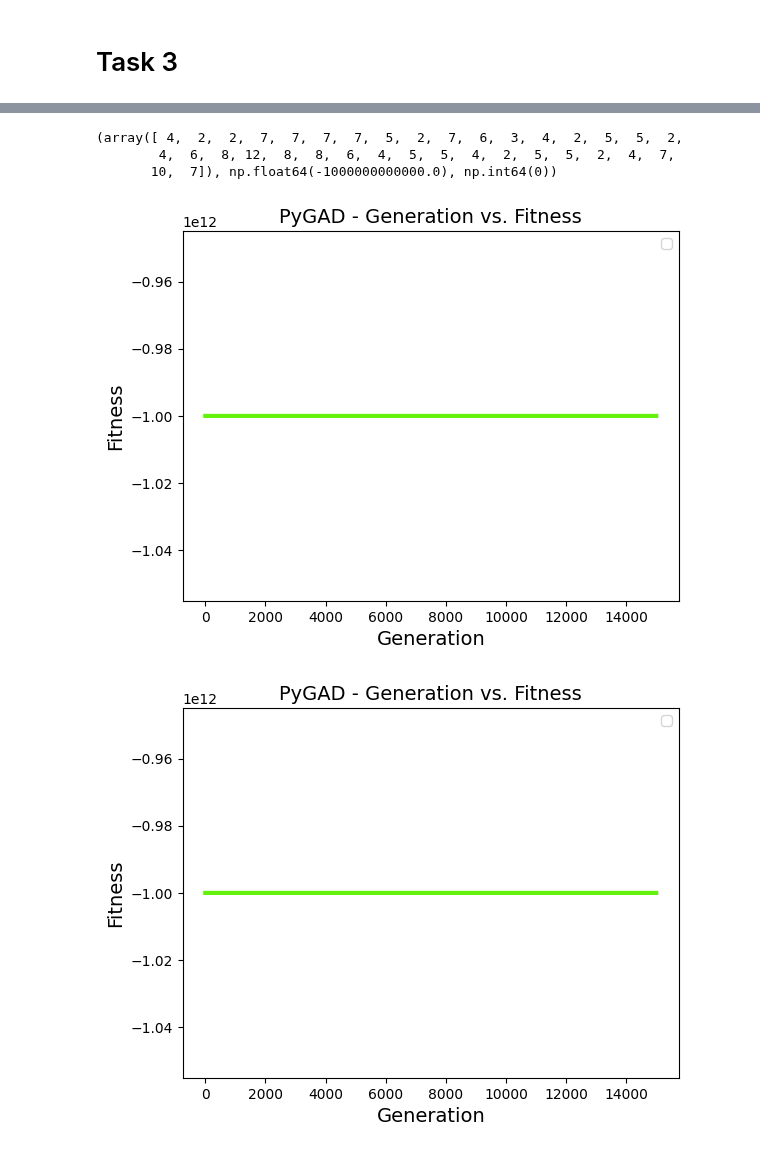
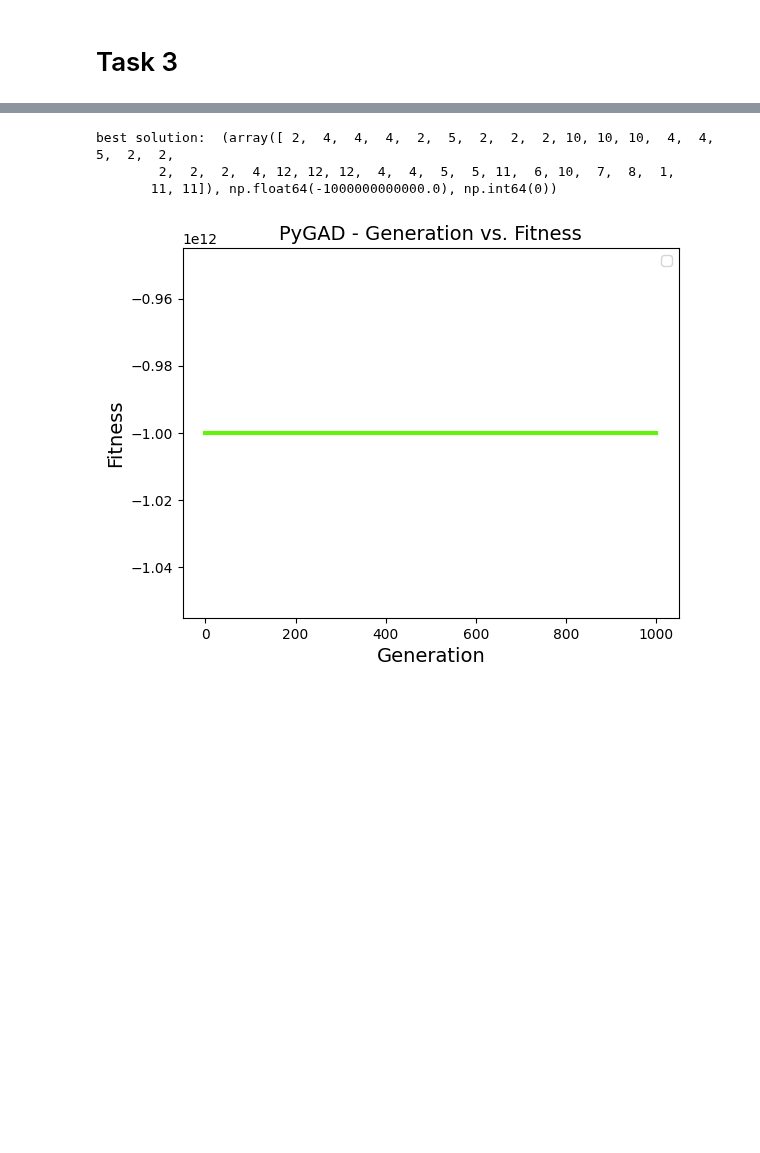
Before and after one commit to Favstina/IntelligentSystems-Assigment_1, a Jupyter notebook: Assigment1.ipynb, the cells around one changed output, grey strips where cells are left out. Drawn from its saved outputs; the diff is of its cells as text; code cells hidden in the pictures; blank space fills up the shorter version.

Commit message:
3. task dodana wrapper funkcija. Treba popraviti 3. task

```diff
--- a/Assigment1.ipynb
+++ b/Assigment1.ipynb
@@ -456,13 +422,16 @@ def crossover_task3(parents, offspring_size, ga_instance):
 
                 for k in range(len(sequence)):
                     if k== 0:
-                        for j in range(max(seq_ind1[k], seq_ind2[k])):
+                        for j in range(max(seq_ind1[k], seq_ind2[k])+1):
                             avail_points.add(j)
                     elif k == len(sequence)-1:
-                        for j in range(min(seq_ind1[k], seq_ind2[k])+1, len(sequence)):
+                        for j in range(min(seq_ind1[k], seq_ind2[k])+1, agent_len):
                             avail_points.add(j)
                     else:
-                        for j in range(seq_ind1[k], seq_ind2[k]+1):
+                        left = max(0, seq_ind1[k])
+                        right = min(agent_len - 1, seq_ind2[k])
+
+                        for j in range(left, right + 1):
                             avail_points.add(j)
 
             available_points_for_crossover = list(avail_points)
@@ -727,6 +591,0 @@ ga_instance.best_solution()
-# %%
-with open("graphs/g3.txt") as f: n = int(f.readline())
-print(n)
-
-graph = pd.read_csv("graphs/g3.txt", sep=" ", skiprows=1, names=["A", "B", "w"])
-print(graph)
@@ -748,0 +668,2 @@ print(graph)
+# %%
+n, graph = read_graph("graphs/g3.txt")
@@ -788,35 +699,12 @@ ga_instance.plot_fitness()
 # %%
 sequence = [4, 5, 2]
 
 k = 1
-m = 3
 agent_len = n*k
-numAgents = m
-init_pop = creating_init_pop(n, agent_len, numAgents)
-
-gene_space = [i for i in range(1, n+1)]
-
-#print(init_pop)
-
-ga_instance = pygad.GA(fitness_func=fitness_fun3,
-                       num_generations=15000,
-                       num_parents_mating=5,
-                       initial_population=init_pop,
-                       sol_per_pop=50,
-                       num_genes=(agent_len * numAgents),
-                       gene_space=gene_space,
-                       gene_type=int,
-                       crossover_type=crossover_task3,
-                       mutation_type=mutation_task3,
-                      )
-
-ga_instance.run()
-
-print(ga_instance.best_solution())
-ga_instance.plot_fitness()
+numAgents = 3
+genetic_algo_task3(n, k , agent_len, numAgents, graph, sequence, 1000, 5, 50)
 # %% [output]
-(array([ 4,  2,  2,  7,  7,  7,  7,  5,  2,  7,  6,  3,  4,  2,  5,  5,  2,
-        4,  6,  8, 12,  8,  8,  6,  4,  5,  5,  4,  2,  5,  5,  2,  4,  7,
-       10,  7]), np.float64(-1000000000000.0), np.int64(0))
+best solution:  (array([ 2,  4,  4,  4,  2,  5,  2,  2,  2, 10, 10, 10,  4,  4,  5,  2,  2,
+        2,  2,  2,  4, 12, 12, 12,  4,  4,  5,  5, 11,  6, 10,  7,  8,  1,
+       11, 11]), np.float64(-1000000000000.0), np.int64(0))
-[figure, old version]
+[figure, new version]
-[figure, removed]
```
Also changed, not shown: parts of 19 cells of this notebook.
